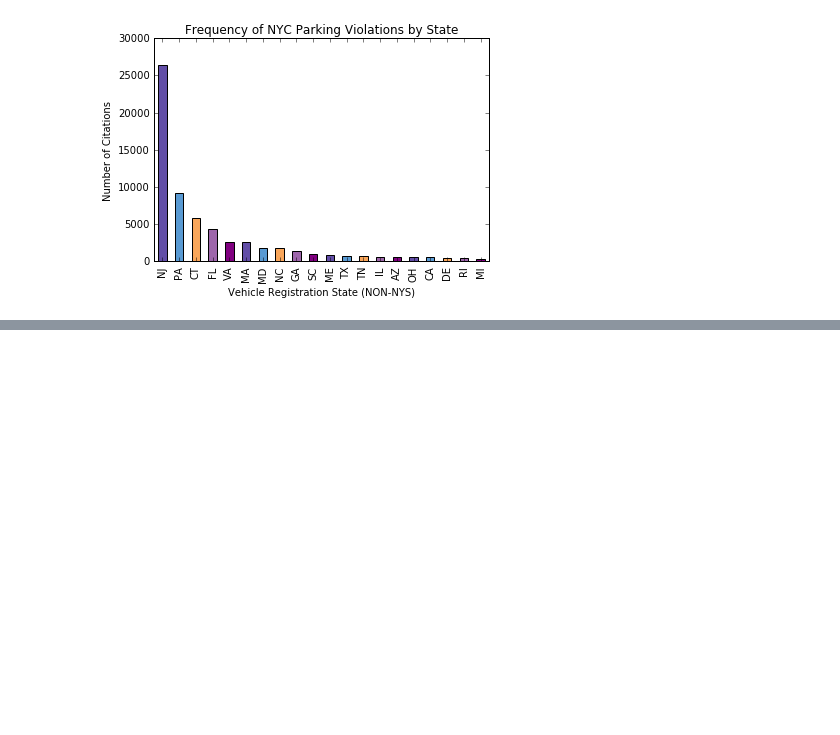
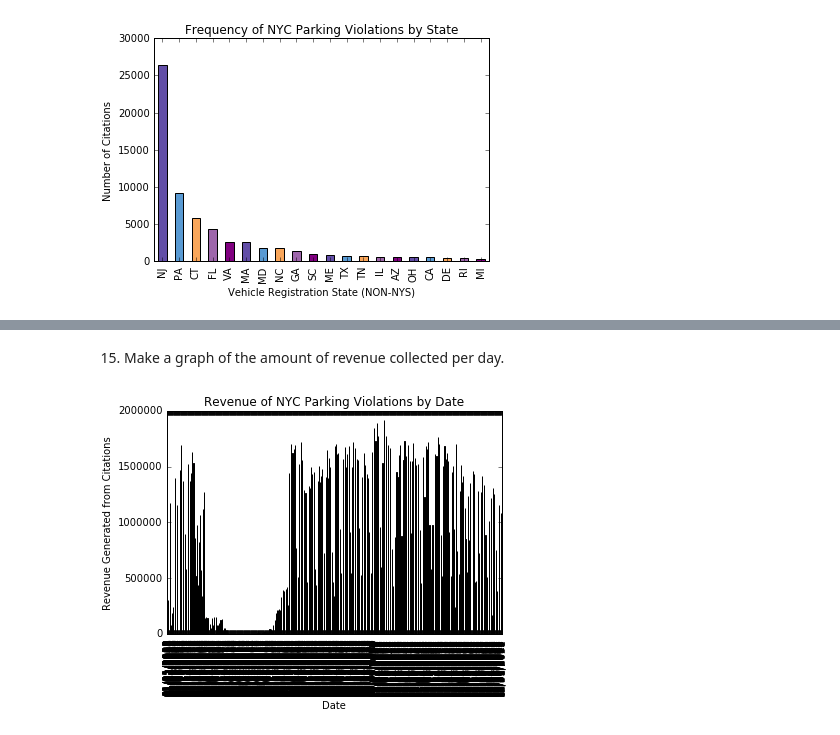
Before and after one commit to M0nica/python-foundations, a Jupyter notebook: 11/Parking Data.ipynb, the cells around one changed output, grey strips where cells are left out. Drawn from its saved outputs; the diff is of its cells as text; code cells hidden in the pictures; blank space fills up the shorter version.

```diff
--- a/11/Parking Data.ipynb
+++ b/11/Parking Data.ipynb
@@ -452,0 +485,11 @@ plt.savefig('freqnonNYParkingViolations.png')
+# %% [markdown]
+15. Make a graph of the amount of revenue collected per day.
+# %%
+
+freqnonNYviolations = violations_df.groupby('Issue Date')['All Other Areas'].sum().plot(kind="bar", color = ['#624ea7', '#599ad3', '#f9a65a', '#9e66ab', 'purple'])
+freqnonNYviolations.set_title('Revenue of NYC Parking Violations by Date')
+freqnonNYviolations.set_xlabel('Date')
+freqnonNYviolations.set_ylabel('Revenue Generated from Citations')
+plt.savefig('datedrevenueonNYParkingViolations.png')
+# %% [output]
+[figure, added]
```
Also changed, not shown: parts of 10 cells of this notebook, 2 other files.
